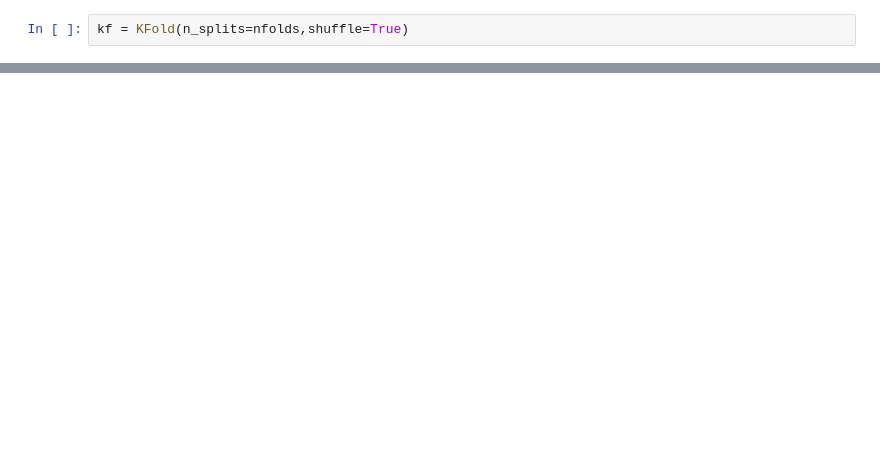
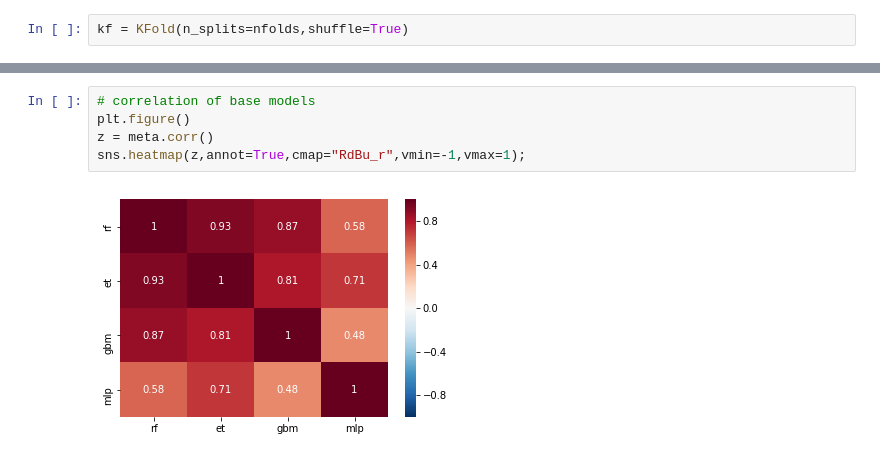
Before and after one commit to dbz10/NHL-Player-Awards, a Jupyter notebook: NHL MVP prediction.ipynb, the cells around one changed output, grey strips where cells are left out. Drawn from its saved outputs; the diff is of its cells as text; blank space fills up the shorter version.

```diff
--- a/NHL MVP prediction.ipynb
+++ b/NHL MVP prediction.ipynb
@@ -614,0 +680,7 @@ def get_oof_predictions(clf):
+# %%
+# correlation of base models
+plt.figure()
+z = meta.corr()
+sns.heatmap(z,annot=True,cmap="RdBu_r",vmin=-1,vmax=1);
+# %% [output]
+[figure, added]
```
Also changed, not shown: parts of 14 cells of this notebook.
